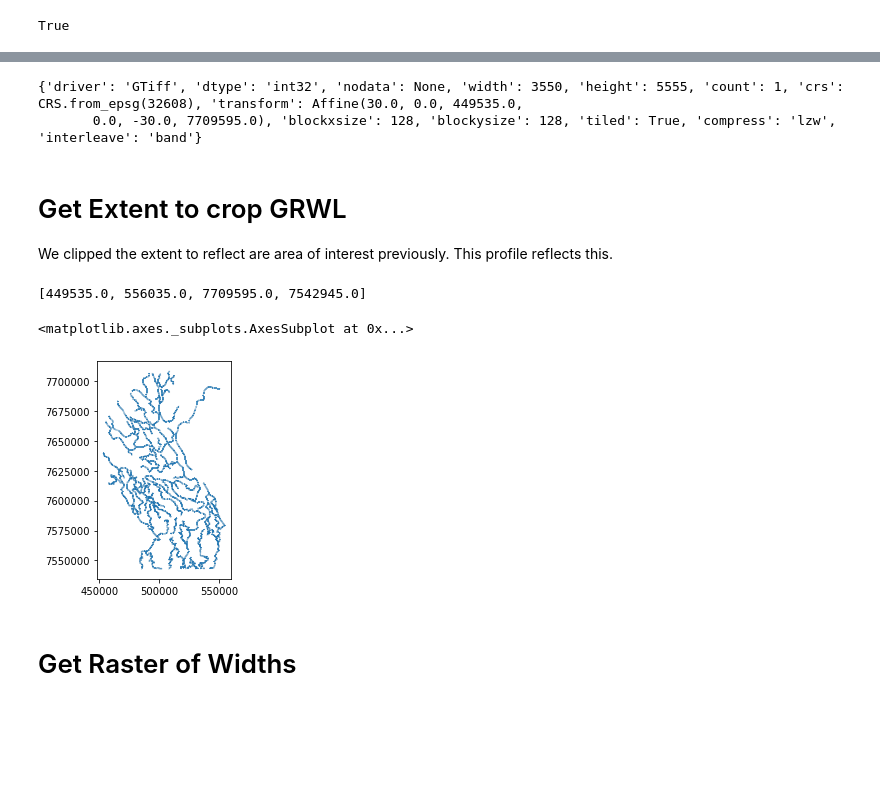
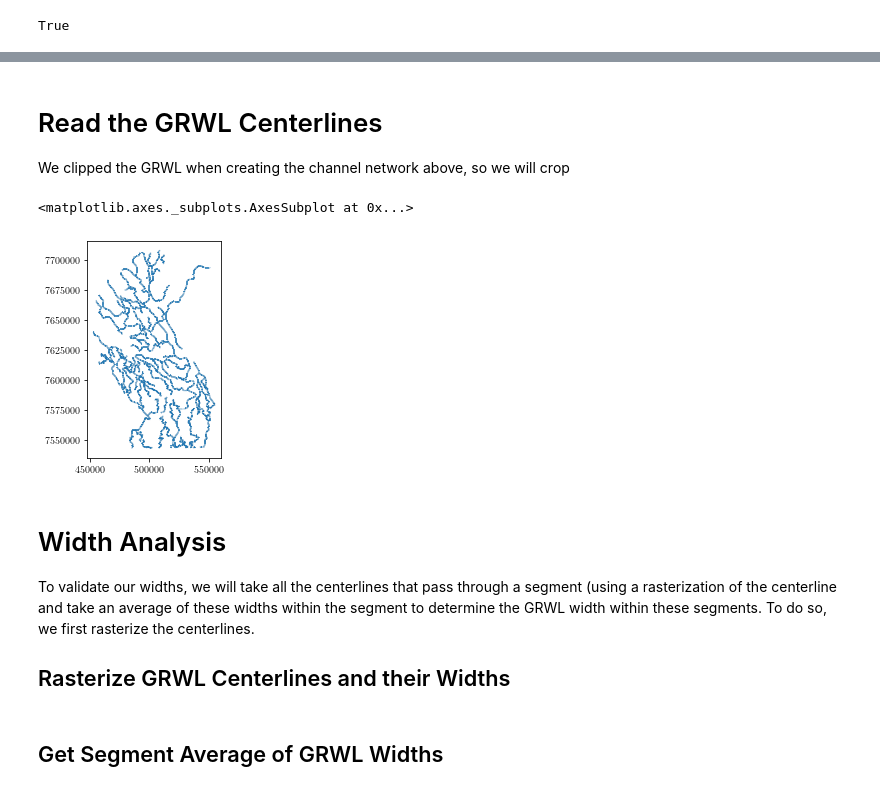
Before and after one commit to simard-landscape-lab/orinoco, a Jupyter notebook: notebooks/validation_with_grwl/2 - Width Analysis.ipynb, the cells around one changed output, grey strips where cells are left out. Saved outputs shown, nothing was run; the diff lists cells and outputs as text; code cells hidden in the pictures; blank space fills up the shorter version.

```diff
--- a/notebooks/validation_with_grwl/2 - Width Analysis.ipynb
+++ b/notebooks/validation_with_grwl/2 - Width Analysis.ipynb
@@ -51,14 +61,0 @@ rivG = nx.read_gpickle(tile_dir/f'{tile_name}_network.pkl')
-# %%
-profile
-# %% [output]
-{'driver': 'GTiff', 'dtype': 'int32', 'nodata': None, 'width': 3550, 'height': 5555, 'count': 1, 'crs': CRS.from_epsg(32608), 'transform': Affine(30.0, 0.0, 449535.0,
-       0.0, -30.0, 7709595.0), 'blockxsize': 128, 'blockysize': 128, 'tiled': True, 'compress': 'lzw', 'interleave': 'band'}
-# %% [markdown]
-# Get Extent to crop GRWL
-
-We clipped the extent to reflect are area of interest previously. This profile reflects this.
-# %%
-extent = get_extent(profile['transform'], profile['width'], profile['height'])
-extent
-# %% [output]
-[449535.0, 556035.0, 7709595.0, 7542945.0]
@@ -67,8 +62,16 @@ edges_orinoco = gpd.read_file(tile_dir/f'{tile_name}_edges.geojson')
+# %% [markdown]
+# Read the GRWL Centerlines
+
+We clipped the GRWL when creating the channel network above, so we will crop
 # %%
 edges_grwl = gpd.read_file(grwl_data/'centerlines'/tile_name).to_crs(edges_orinoco.crs)
+edges_grwl.plot()
+# %% [output]
+<matplotlib.axes._subplots.AxesSubplot at 0x...>
+[figure, added]
-# %%
-edges_grwl_c = edges_grwl.cx[extent[0]: extent[1], extent[3]: extent[2]]
-edges_grwl_c.plot()
-# %% [output]
-<matplotlib.axes._subplots.AxesSubplot at 0x...>
-[figure, removed]
+# %% [markdown]
+# Width Analysis
+
+To validate our widths, we will take all the centerlines that pass through a segment (using a rasterization of the centerline and take an average of these widths within the segment to determine the GRWL width within these segments. To do so, we first rasterize the centerlines.
+
+## Rasterize GRWL Centerlines and their Widths
@@ -75,2 +84,2 @@ edges_grwl_c.plot()
 # %% [markdown]
-# Get Raster of Widths
+## Get Segment Average of GRWL Widths
```
Also changed, not shown: parts of 46 cells of this notebook, 2 other files.
